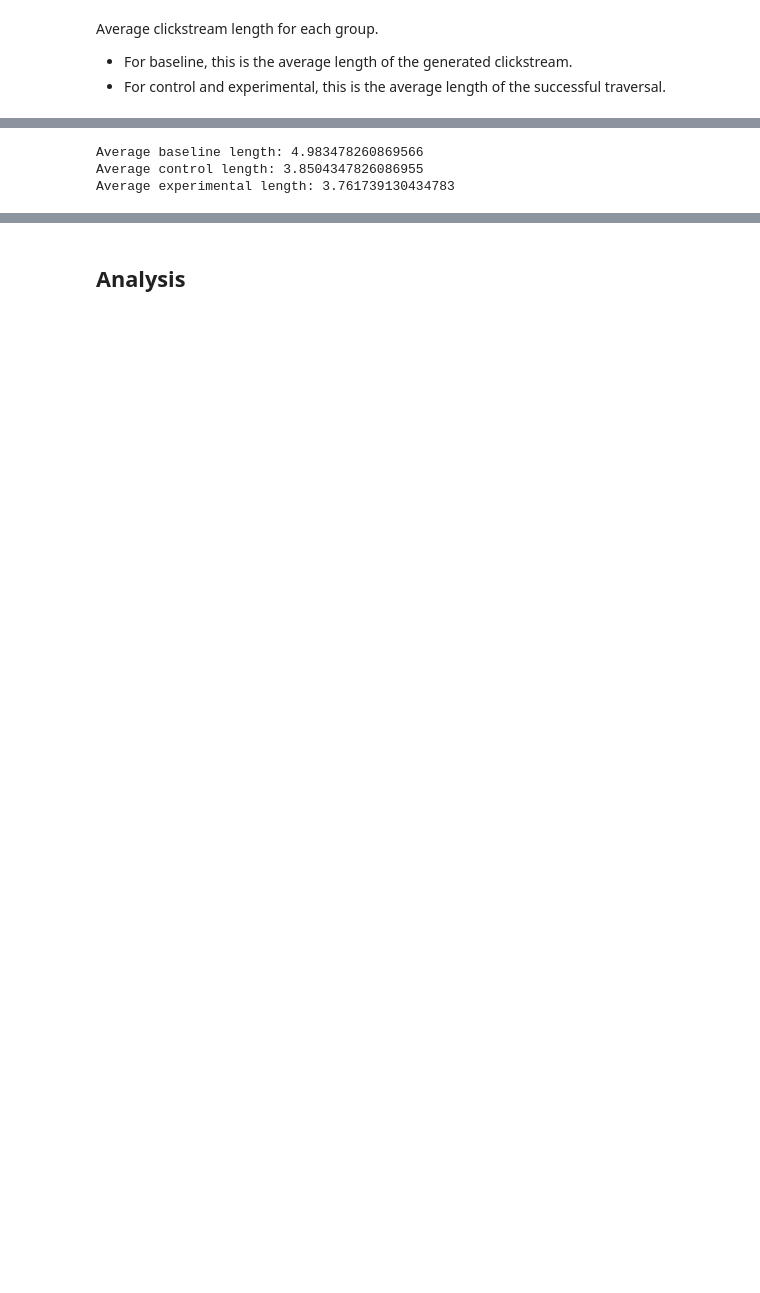
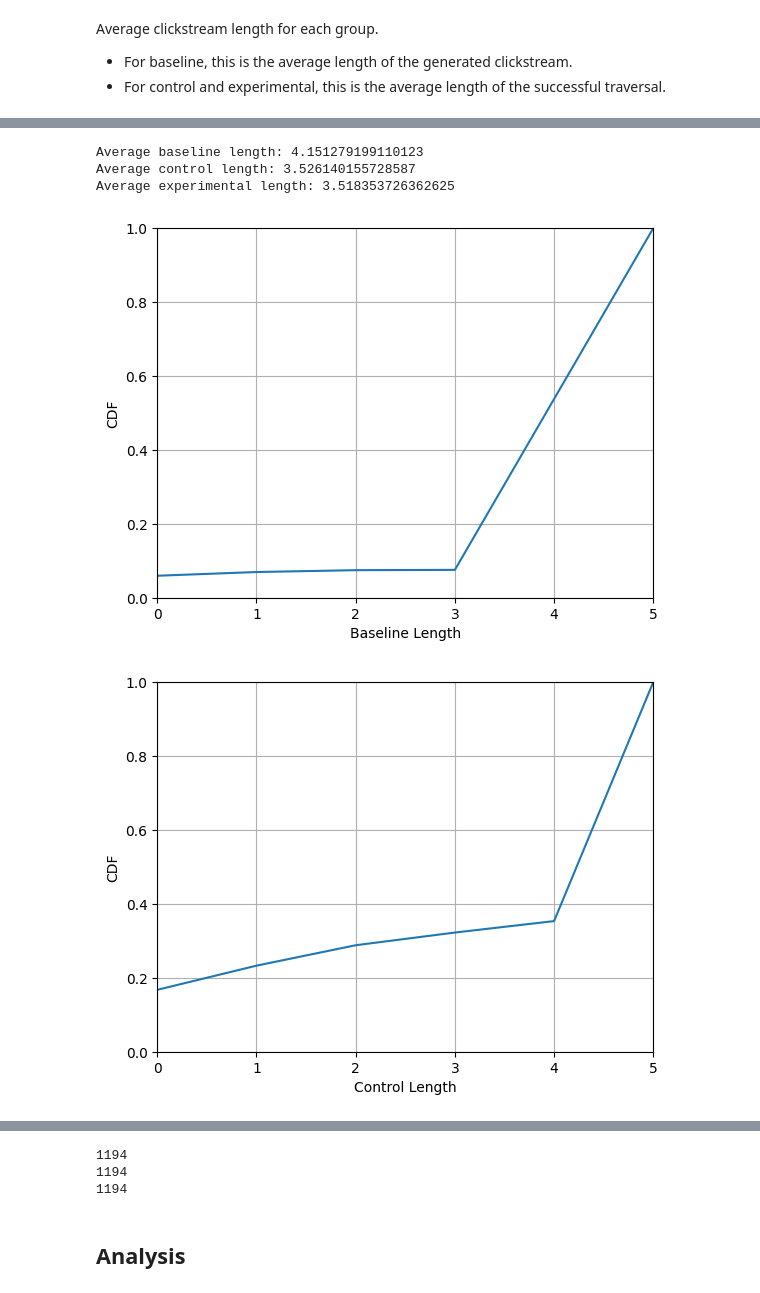
Before and after one commit to maxwellmlin/cookie-classify, a Jupyter notebook: classification_algo.ipynb, the cells around one changed output, grey strips where cells are left out. Saved outputs shown, nothing was run; the diff lists cells and outputs as text; code cells hidden in the pictures; blank space fills up the shorter version.

```diff
--- a/classification_algo.ipynb
+++ b/classification_algo.ipynb
@@ -284,8 +360,35 @@ clickstream_lengths
-# %%
-print(f"Average baseline length: {clickstream_lengths['baseline_actions'].mean()}")
-print(f"Average control length: {clickstream_lengths['control_actions'].mean()}")
-print(f"Average experimental length: {clickstream_lengths['experimental_actions'].mean()}")
-# %% [output]
-Average baseline length: 4.983478260869566
-Average control length: 3.8504347826086955
-Average experimental length: 3.761739130434783
+# %%
+def get_all_clickstream_lengths() -> tuple[list, list, list]:
+    """
+    Returns a tuple of lists containing the lengths of all clickstreams for each type.
+
+    Returns: baseline_actions, controls_actions, experimental_actions
+    """
+    baseline_actions = []
+    controls_actions = []
+    experimental_actions = []
+    for domain in successful_sites:
+        clickstreams = get_directories(site_results[domain]["data_path"])
+
+        for clickstream in clickstreams:
+            baseline_actions.append(count_actions(clickstream, "baseline"))
+            controls_actions.append(count_actions(clickstream, "control"))
+            experimental_actions.append(count_actions(clickstream, "experimental"))
+
+    return baseline_actions, controls_actions, experimental_actions
+
+baseline_actions, controls_actions, experimental_actions = get_all_clickstream_lengths()
+print(f"Average baseline length: {statistics.mean(baseline_actions)}")
+print(f"Average control length: {statistics.mean(controls_actions)}")
+print(f"Average experimental length: {statistics.mean(experimental_actions)}")
+# %% [output]
+Average baseline length: 4.151279199110123
+Average control length: 3.526140155728587
+Average experimental length: 3.518353726362625
+# %%
+plot_cdf(baseline_actions, "Baseline Length", [0, 5, 0, 1])
+plot_cdf(controls_actions, "Control Length", [0, 5, 0, 1])
+plot_cdf(experimental_actions, "Experimental Length", [0, 5, 0, 1])
+# %% [output]
+[figure, added]
+[figure, added]
@@ -292,2 +396,10 @@ Average experimental length: 3.761739130434783
+# %%
+print(len(baseline_actions))
+print(len(controls_actions))
+print(len(experimental_actions))
+# %% [output]
+1194
+1194
+1194
 # %% [markdown]
 ## Analysis
```
Also changed, not shown: parts of 43 cells of this notebook.
